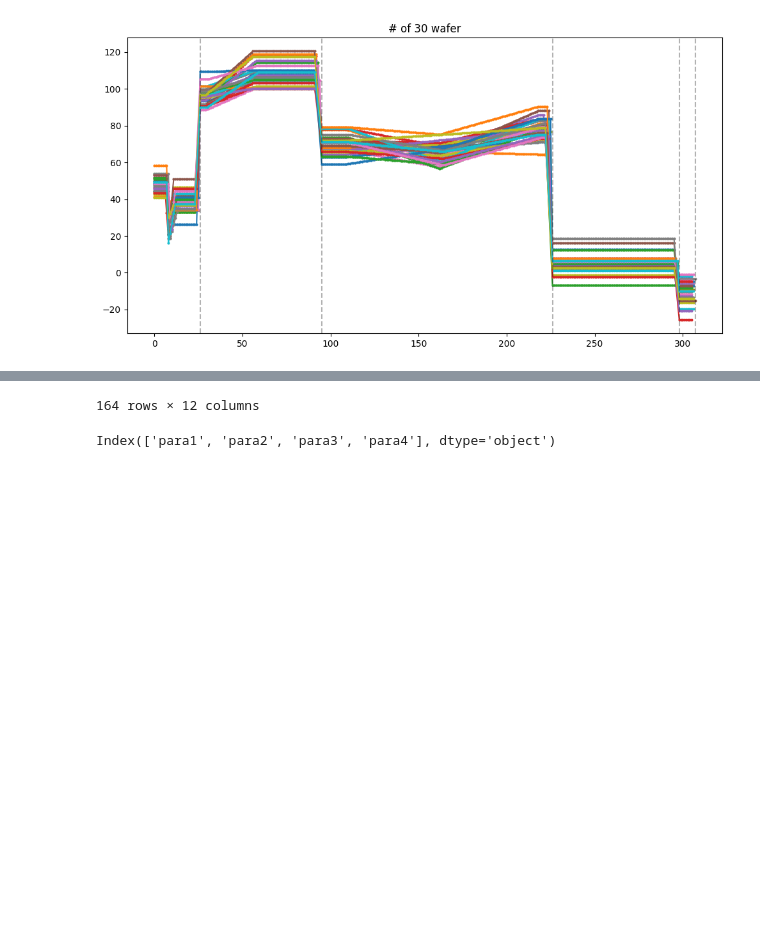
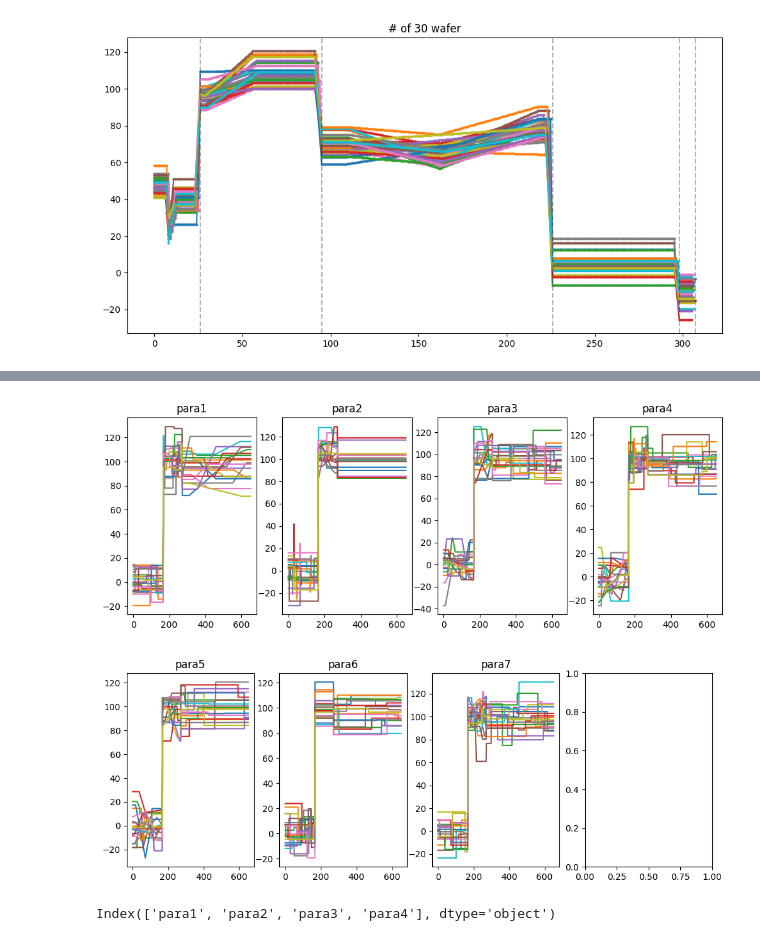
Before and after one commit to kEEPpp/TraceGenerator, a Jupyter notebook: notepad.ipynb, the cells around one changed output, grey strips where cells are left out. Saved outputs shown, nothing was run; the diff lists cells and outputs as text; code cells hidden in the pictures; blank space fills up the shorter version.

```diff
--- a/notepad.ipynb
+++ b/notepad.ipynb
@@ -68,3 +58,0 @@ df = pd.DataFrame([], columns=col)
-# %%
-col = ['Tool/Chamber', 'Tool', 'chamber', 'Process_Recipe', 'Start_Time',
-       'Carrier_ID', 'WAFER_ID', 'Slot']
@@ -106,3 +127,18 @@ df = gen.generate_random_trace()
 # %%
-df
+wafer_list = df['WAFER_ID'].unique()
+para_col = [col for col in df.columns if 'para' in col]
+image_col = 4
+idx = 0
+for key, para in enumerate(para_col):
+    for wafer in wafer_list:
+        new = df.groupby('WAFER_ID').get_group(wafer)
+        if (key % image_col == 0) and (wafer == wafer_list[0]):
+            #print(key)
+            fig, ax = plt.subplots(1, image_col, figsize=(12,4))
+        idx = key % 4
+        ax[idx].plot(new[para])
+        ax[idx].set_title(f'{para}')
+
+        if (idx % image_col == image_col-1) and (wafer_list[-1] == wafer):
+            plt.show()
 # %% [output]
@@ -121,4 +145,5 @@ df
-164 rows × 12 columns
+[figure, added]
+[figure, added]
 # %%
 df.columns[8:]
 # %% [output]
```
Also changed, not shown: parts of 20 cells of this notebook, 2 other files.
